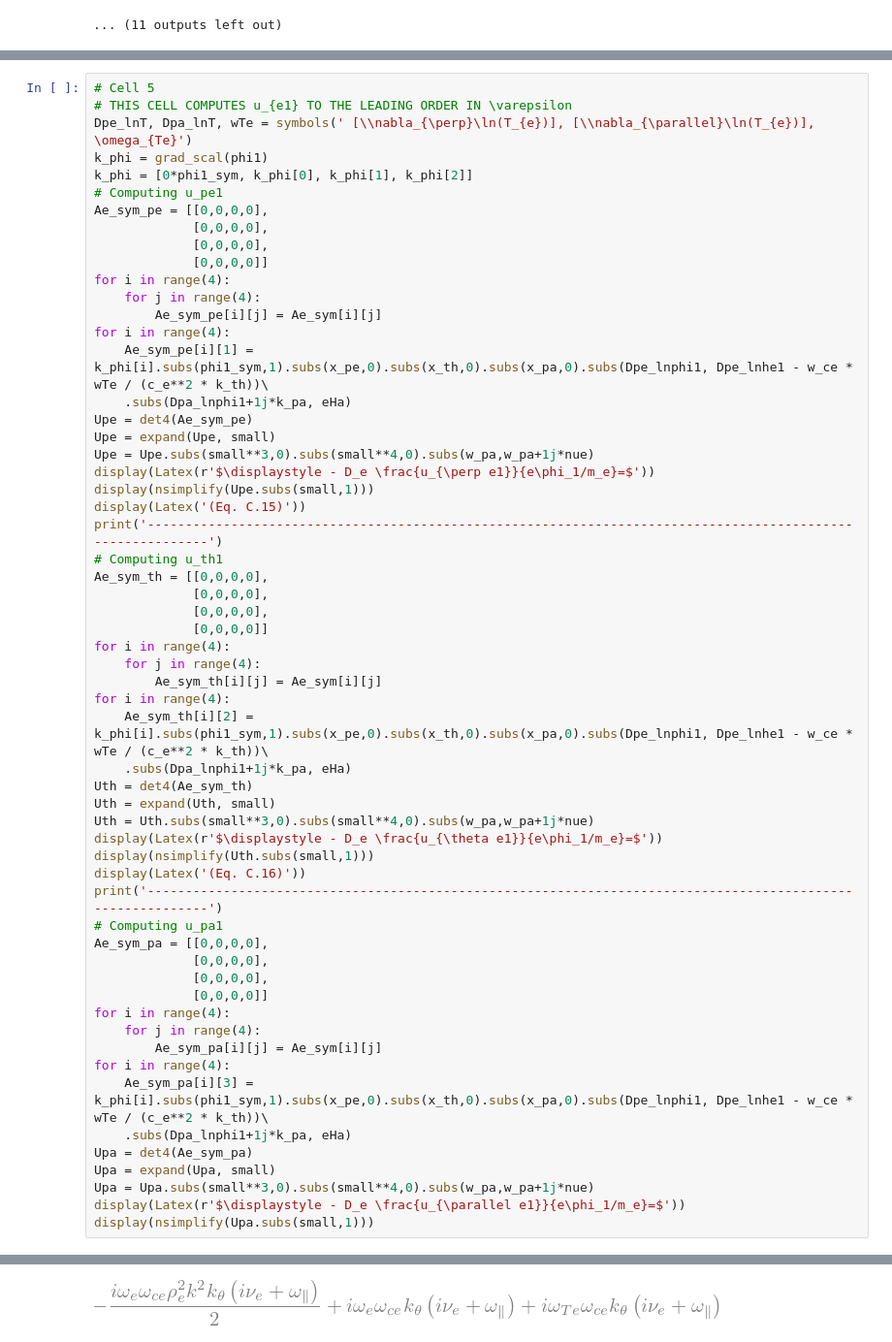
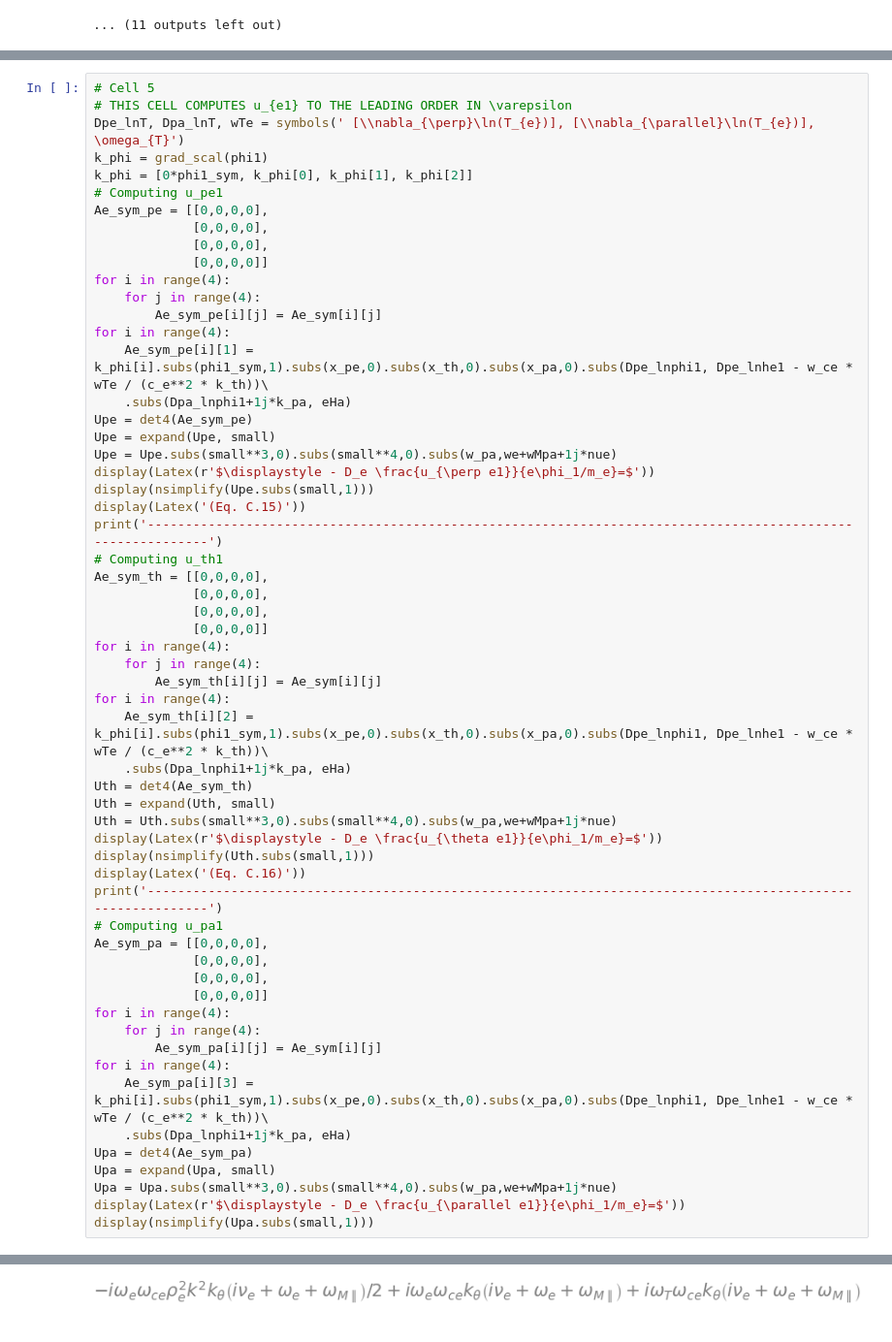
Before and after one commit to ep2lab/Jupyter_Notebooks, a Jupyter notebook: Lower_Hybrid_Instabilities_in_a_Magnetic_Nozzle/Local_Analysis_of_LHI_in_MN.ipynb, the cells around one changed output, grey strips where cells are left out. Shown at 97% size. Drawn from its saved outputs; the diff is of its cells as text.

```diff
--- a/Lower_Hybrid_Instabilities_in_a_Magnetic_Nozzle/Local_Analysis_of_LHI_in_MN.ipynb
+++ b/Lower_Hybrid_Instabilities_in_a_Magnetic_Nozzle/Local_Analysis_of_LHI_in_MN.ipynb
@@ -787,7 +790,7 @@ The velocities can be similarly computed. The cell below computes and displays $
 # %%
 # Cell 5
 # THIS CELL COMPUTES u_{e1} TO THE LEADING ORDER IN \varepsilon
-Dpe_lnT, Dpa_lnT, wTe = symbols(' [\\nabla_{\perp}\ln(T_{e})], [\\nabla_{\parallel}\ln(T_{e})], \omega_{Te}')
+Dpe_lnT, Dpa_lnT, wTe = symbols(' [\\nabla_{\perp}\ln(T_{e})], [\\nabla_{\parallel}\ln(T_{e})], \omega_{T}')
 k_phi = grad_scal(phi1)
 k_phi = [0*phi1_sym, k_phi[0], k_phi[1], k_phi[2]]
 # Computing u_pe1
@@ -803,7 +806,7 @@ for i in range(4):
     .subs(Dpa_lnphi1+1j*k_pa, eHa)
 Upe = det4(Ae_sym_pe)
 Upe = expand(Upe, small)
-Upe = Upe.subs(small**3,0).subs(small**4,0).subs(w_pa,w_pa+1j*nue)
+Upe = Upe.subs(small**3,0).subs(small**4,0).subs(w_pa,we+wMpa+1j*nue)
 display(Latex(r'$\displaystyle - D_e \frac{u_{\perp e1}}{e\phi_1/m_e}=$'))
 display(nsimplify(Upe.subs(small,1)))
 display(Latex('(Eq. C.15)'))
@@ -815,36 +818,36 @@ Ae_sym_th = [[0,0,0,0],
              [0,0,0,0]]
 for i in range(4):
     for j in range(4):
         Ae_sym_th[i][j] = Ae_sym[i][j]
 for i in range(4):
     Ae_sym_th[i][2] = k_phi[i].subs(phi1_sym,1).subs(x_pe,0).subs(x_th,0).subs(x_pa,0).subs(Dpe_lnphi1, Dpe_lnhe1 - w_ce * wTe / (c_e**2 * k_th))\
     .subs(Dpa_lnphi1+1j*k_pa, eHa)
 Uth = det4(Ae_sym_th)
 Uth = expand(Uth, small)
-Uth = Uth.subs(small**3,0).subs(small**4,0).subs(w_pa,w_pa+1j*nue)
+Uth = Uth.subs(small**3,0).subs(small**4,0).subs(w_pa,we+wMpa+1j*nue)
 display(Latex(r'$\displaystyle - D_e \frac{u_{\theta e1}}{e\phi_1/m_e}=$'))
 display(nsimplify(Uth.subs(small,1)))
 display(Latex('(Eq. C.16)'))
 print('------------------------------------------------------------------------------------------------------------')
 # Computing u_pa1
 Ae_sym_pa = [[0,0,0,0],
              [0,0,0,0],
              [0,0,0,0],
              [0,0,0,0]]
 for i in range(4):
     for j in range(4):
         Ae_sym_pa[i][j] = Ae_sym[i][j]
 for i in range(4):
     Ae_sym_pa[i][3] = k_phi[i].subs(phi1_sym,1).subs(x_pe,0).subs(x_th,0).subs(x_pa,0).subs(Dpe_lnphi1, Dpe_lnhe1 - w_ce * wTe / (c_e**2 * k_th))\
     .subs(Dpa_lnphi1+1j*k_pa, eHa)
 Upa = det4(Ae_sym_pa)
 Upa = expand(Upa, small)
-Upa = Upa.subs(small**3,0).subs(small**4,0).subs(w_pa,w_pa+1j*nue)
+Upa = Upa.subs(small**3,0).subs(small**4,0).subs(w_pa,we+wMpa+1j*nue)
 display(Latex(r'$\displaystyle - D_e \frac{u_{\parallel e1}}{e\phi_1/m_e}=$'))
 display(nsimplify(Upa.subs(small,1)))
 # %% [output]
 $\displaystyle - D_e \frac{u_{\perp e1}}{e\phi_1/m_e}=$
-[figure, old version]
+[figure, new version]
 (Eq. C.15)
 ------------------------------------------------------------------------------------------------------------
 $\displaystyle - D_e \frac{u_{\theta e1}}{e\phi_1/m_e}=$
```
Also changed, not shown: parts of 10 cells of this notebook.
